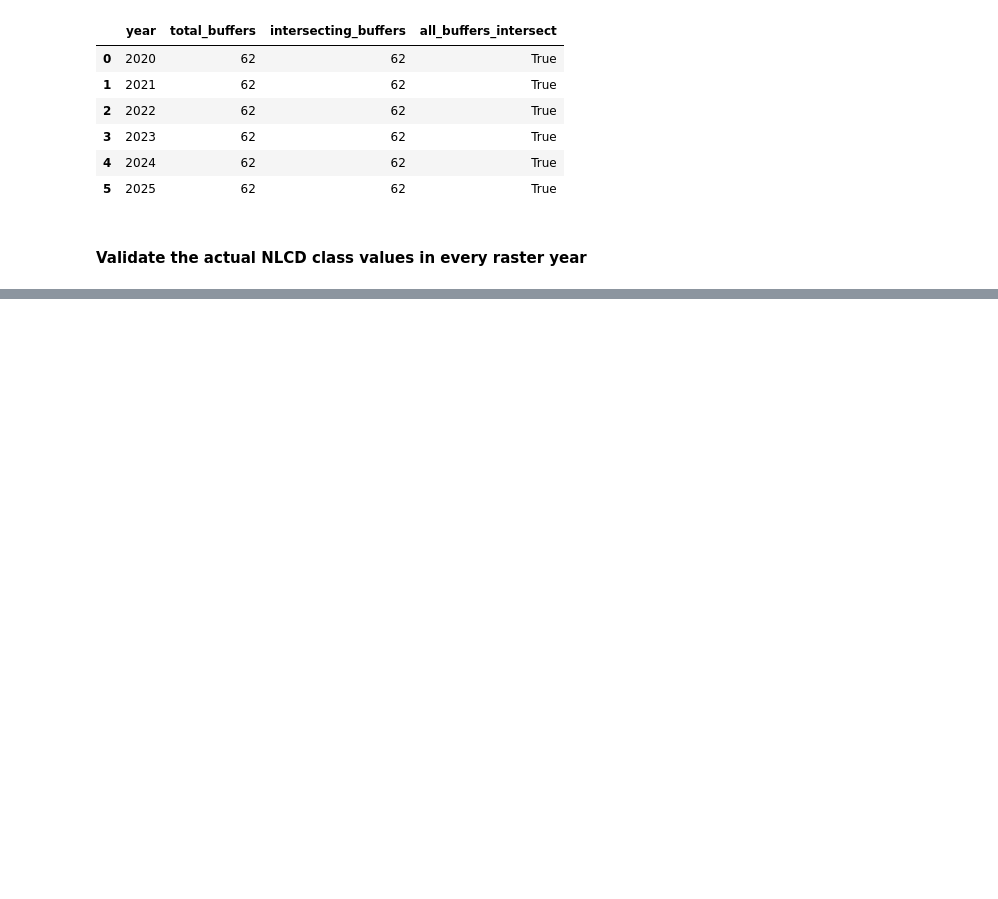
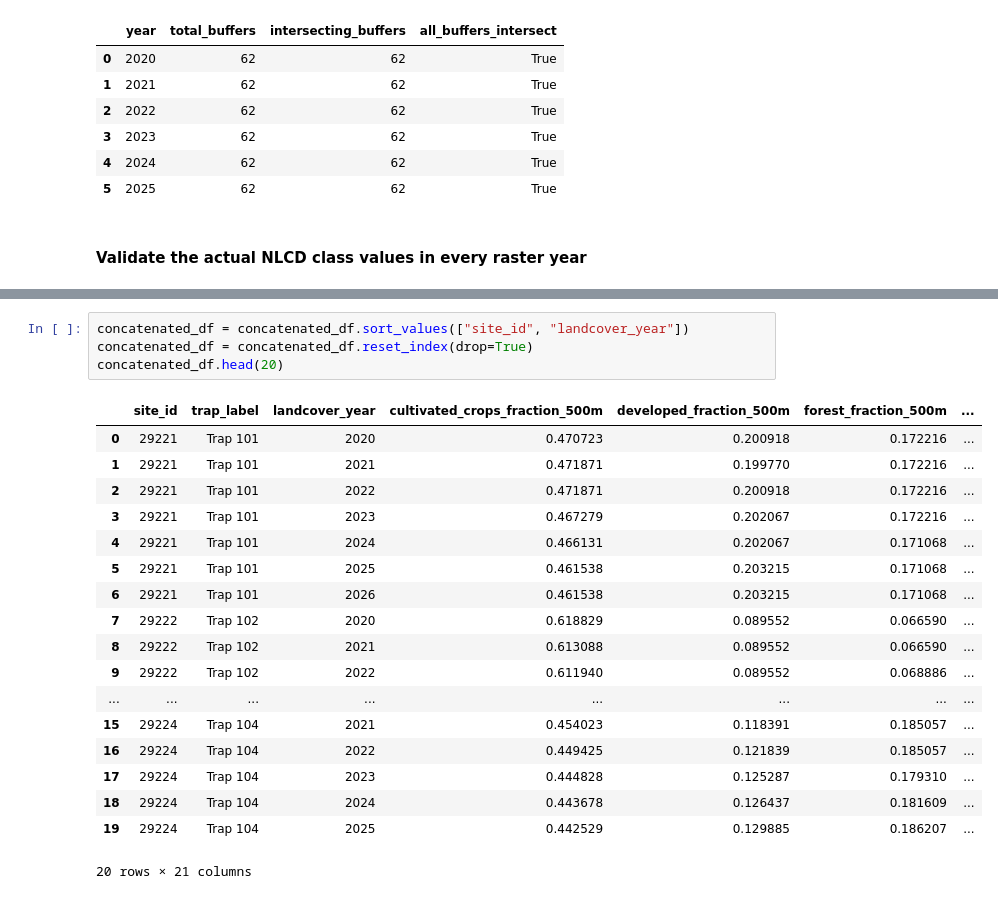
Before and after one commit to Leonidus1995/Whitefly_Risk_Intelligence, a Jupyter notebook: notebooks/02a_nlcd_landcover_features.ipynb, the cells around one changed output, grey strips where cells are left out. Saved outputs shown, nothing was run; the diff lists cells and outputs as text; blank space fills up the shorter version.

```diff
--- a/notebooks/02a_nlcd_landcover_features.ipynb
+++ b/notebooks/02a_nlcd_landcover_features.ipynb
@@ -1281,0 +1604,23 @@ display(nlcd_counts_2025.head())
+# %%
+concatenated_df = concatenated_df.sort_values(["site_id", "landcover_year"])
+concatenated_df = concatenated_df.reset_index(drop=True)
+concatenated_df.head(20)
+# %% [output]
+|  | site_id | trap_label | landcover_year | cultivated_crops_fraction_500m | developed_fraction_500m | forest_fraction_500m | ... |
+| 0 | 29221 | Trap 101 | 2020 | 0.470723 | 0.200918 | 0.172216 | ... |
+| 1 | 29221 | Trap 101 | 2021 | 0.471871 | 0.199770 | 0.172216 | ... |
+| 2 | 29221 | Trap 101 | 2022 | 0.471871 | 0.200918 | 0.172216 | ... |
+| 3 | 29221 | Trap 101 | 2023 | 0.467279 | 0.202067 | 0.172216 | ... |
+| 4 | 29221 | Trap 101 | 2024 | 0.466131 | 0.202067 | 0.171068 | ... |
+| 5 | 29221 | Trap 101 | 2025 | 0.461538 | 0.203215 | 0.171068 | ... |
+| 6 | 29221 | Trap 101 | 2026 | 0.461538 | 0.203215 | 0.171068 | ... |
+| 7 | 29222 | Trap 102 | 2020 | 0.618829 | 0.089552 | 0.066590 | ... |
+| 8 | 29222 | Trap 102 | 2021 | 0.613088 | 0.089552 | 0.066590 | ... |
+| 9 | 29222 | Trap 102 | 2022 | 0.611940 | 0.089552 | 0.068886 | ... |
+| ... | ... | ... | ... | ... | ... | ... | ... |
+| 15 | 29224 | Trap 104 | 2021 | 0.454023 | 0.118391 | 0.185057 | ... |
+| 16 | 29224 | Trap 104 | 2022 | 0.449425 | 0.121839 | 0.185057 | ... |
+| 17 | 29224 | Trap 104 | 2023 | 0.444828 | 0.125287 | 0.179310 | ... |
+| 18 | 29224 | Trap 104 | 2024 | 0.443678 | 0.126437 | 0.181609 | ... |
+| 19 | 29224 | Trap 104 | 2025 | 0.442529 | 0.129885 | 0.186207 | ... |
+20 rows × 21 columns
```
Also changed, not shown: parts of 34 cells of this notebook.
